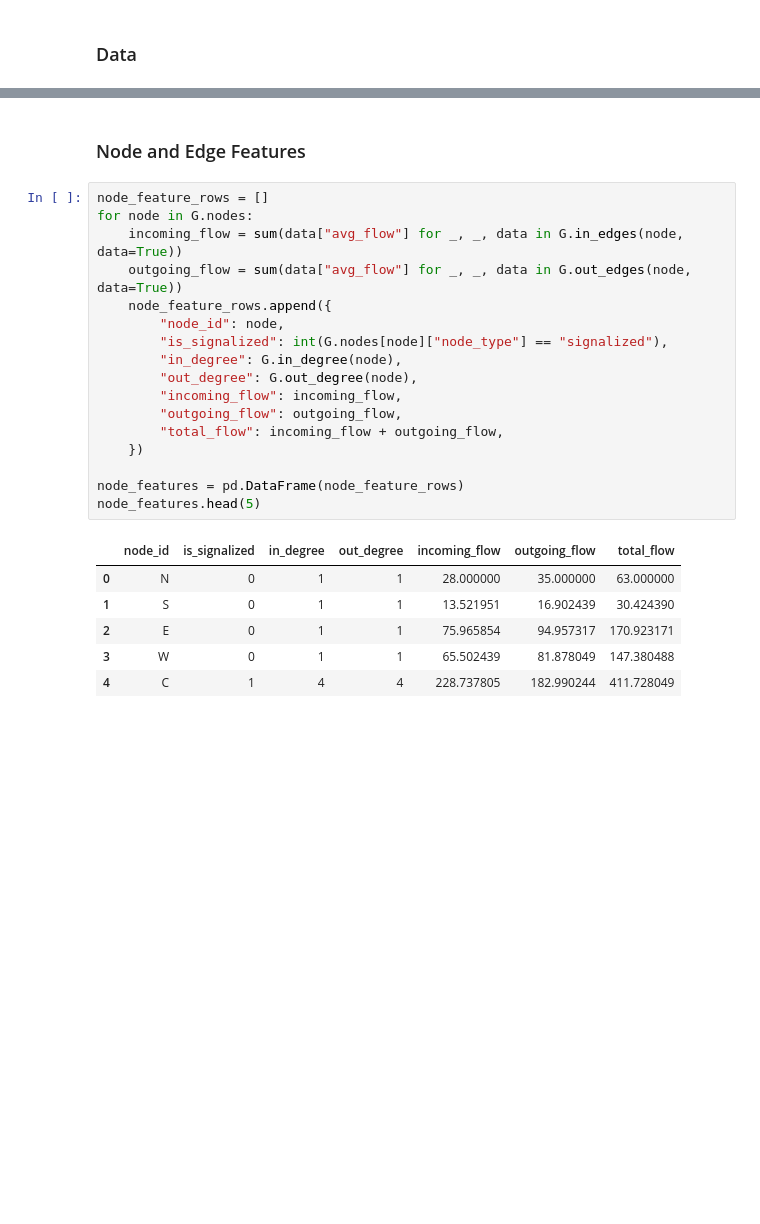
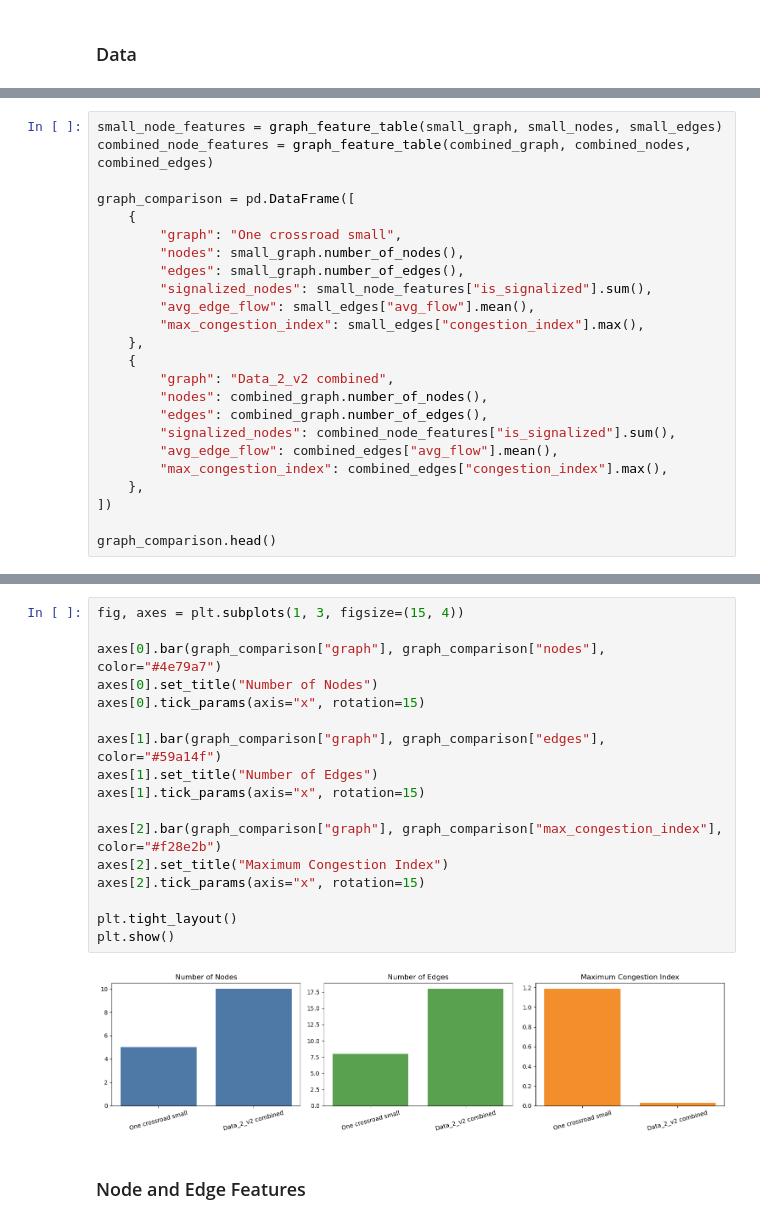
Before and after one commit to MaksymChekhun/Project_AdvancedAI, a Jupyter notebook: Data/Task_4_GNN.ipynb, the cells around one changed output, grey strips where cells are left out. Cells and saved outputs as stored; diff of their text form; blank space fills up the shorter version.

```diff
--- a/Data/Task_4_GNN.ipynb
+++ b/Data/Task_4_GNN.ipynb
@@ -190,0 +254,24 @@ Edge from N to C: {'direction': 'north', 'length_m': 95, 'lanes': 2, 'speed_kmh'
+# %%
+small_node_features = graph_feature_table(small_graph, small_nodes, small_edges)
+combined_node_features = graph_feature_table(combined_graph, combined_nodes, combined_edges)
+
+graph_comparison = pd.DataFrame([
+    {
+        "graph": "One crossroad small",
+        "nodes": small_graph.number_of_nodes(),
+        "edges": small_graph.number_of_edges(),
+        "signalized_nodes": small_node_features["is_signalized"].sum(),
+        "avg_edge_flow": small_edges["avg_flow"].mean(),
+        "max_congestion_index": small_edges["congestion_index"].max(),
+    },
+    {
+        "graph": "Data_2_v2 combined",
+        "nodes": combined_graph.number_of_nodes(),
+        "edges": combined_graph.number_of_edges(),
+        "signalized_nodes": combined_node_features["is_signalized"].sum(),
+        "avg_edge_flow": combined_edges["avg_flow"].mean(),
+        "max_congestion_index": combined_edges["congestion_index"].max(),
+    },
+])
+
+graph_comparison.head()
@@ -207,26 +305,21 @@ plt.show()
+# %%
+fig, axes = plt.subplots(1, 3, figsize=(15, 4))
+
+axes[0].bar(graph_comparison["graph"], graph_comparison["nodes"], color="#4e79a7")
+axes[0].set_title("Number of Nodes")
+axes[0].tick_params(axis="x", rotation=15)
+
+axes[1].bar(graph_comparison["graph"], graph_comparison["edges"], color="#59a14f")
+axes[1].set_title("Number of Edges")
+axes[1].tick_params(axis="x", rotation=15)
+
+axes[2].bar(graph_comparison["graph"], graph_comparison["max_congestion_index"], color="#f28e2b")
+axes[2].set_title("Maximum Congestion Index")
+axes[2].tick_params(axis="x", rotation=15)
+
+plt.tight_layout()
+plt.show()
+# %% [output]
+[figure, added]
 # %% [markdown]
 ### Node and Edge Features
-# %%
-node_feature_rows = []
-for node in G.nodes:
-    incoming_flow = sum(data["avg_flow"] for _, _, data in G.in_edges(node, data=True))
-    outgoing_flow = sum(data["avg_flow"] for _, _, data in G.out_edges(node, data=True))
-    node_feature_rows.append({
-        "node_id": node,
-        "is_signalized": int(G.nodes[node]["node_type"] == "signalized"),
-        "in_degree": G.in_degree(node),
-        "out_degree": G.out_degree(node),
-        "incoming_flow": incoming_flow,
-        "outgoing_flow": outgoing_flow,
-        "total_flow": incoming_flow + outgoing_flow,
-    })
-
-node_features = pd.DataFrame(node_feature_rows)
-node_features.head(5)
-# %% [output]
-|  | node_id | is_signalized | in_degree | out_degree | incoming_flow | outgoing_flow | total_flow |
-| 0 | N | 0 | 1 | 1 | 28.000000 | 35.000000 | 63.000000 |
-| 1 | S | 0 | 1 | 1 | 13.521951 | 16.902439 | 30.424390 |
-| 2 | E | 0 | 1 | 1 | 75.965854 | 94.957317 | 170.923171 |
-| 3 | W | 0 | 1 | 1 | 65.502439 | 81.878049 | 147.380488 |
-| 4 | C | 1 | 4 | 4 | 228.737805 | 182.990244 | 411.728049 |
```
Also changed, not shown: parts of 28 cells of this notebook, 1 other file.
